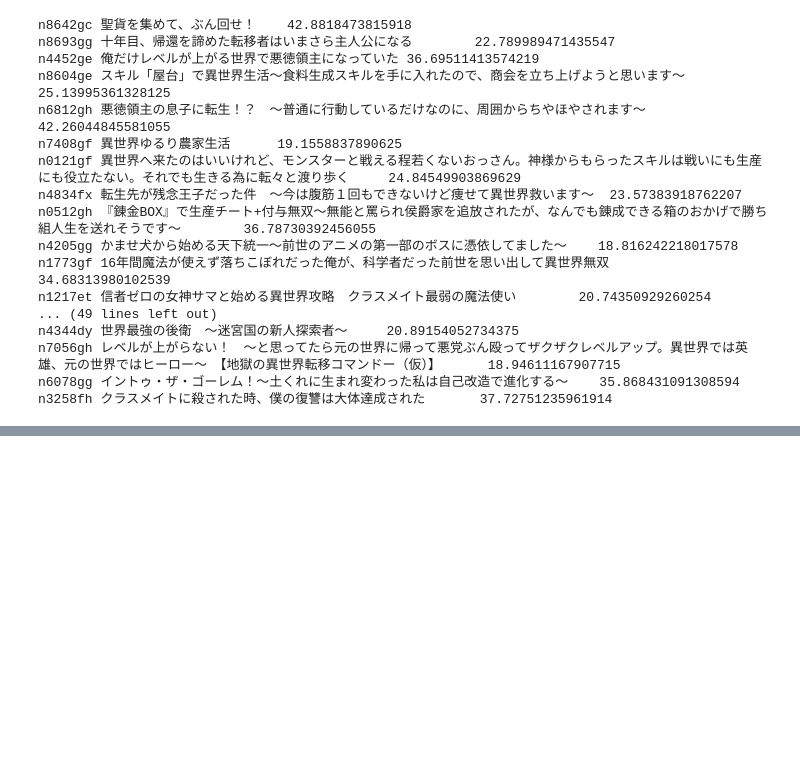
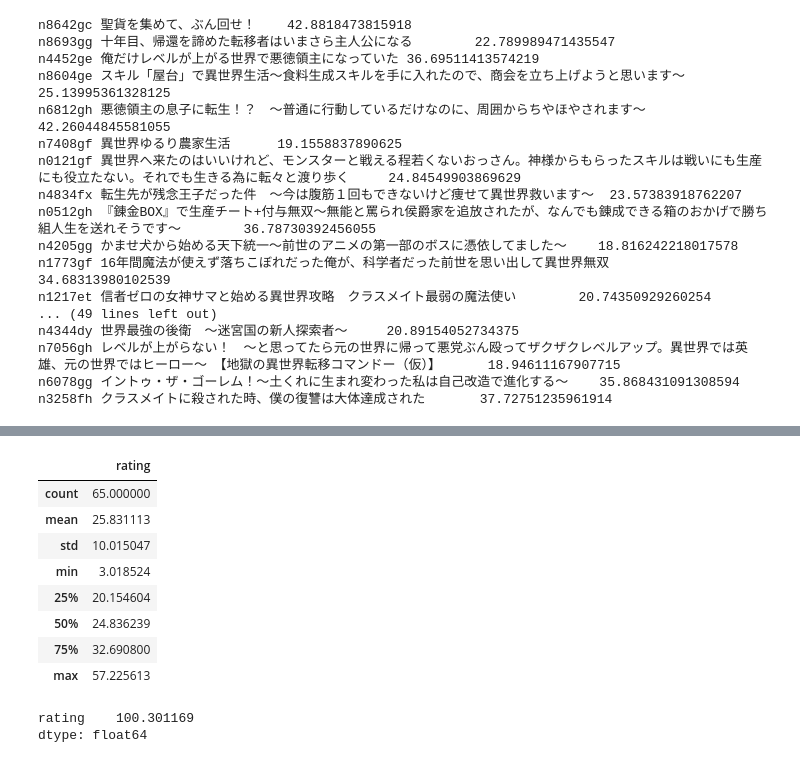
Before and after one commit to tayutaedomo/novelrating, a Jupyter notebook: scripts/training/model_3_oversampling.ipynb, the cells around one changed output, grey strips where cells are left out. Saved outputs shown, nothing was run; the diff lists cells and outputs as text; code cells hidden in the pictures; blank space fills up the shorter version.

```diff
--- a/scripts/training/model_3_oversampling.ipynb
+++ b/scripts/training/model_3_oversampling.ipynb
@@ -351,0 +364,17 @@ n3258fh クラスメイトに殺された時、僕の復讐は大体達成され
+# %%
+df_rating.describe()
+# %% [output]
+|  | rating |
+| count | 65.000000 |
+| mean | 25.831113 |
+| std | 10.015047 |
+| min | 3.018524 |
+| 25% | 20.154604 |
+| 50% | 24.836239 |
+| 75% | 32.690800 |
+| max | 57.225613 |
+# %%
+df_rating.var()
+# %% [output]
+rating    100.301169
+dtype: float64
```
Also changed, not shown: parts of 3 cells of this notebook.
